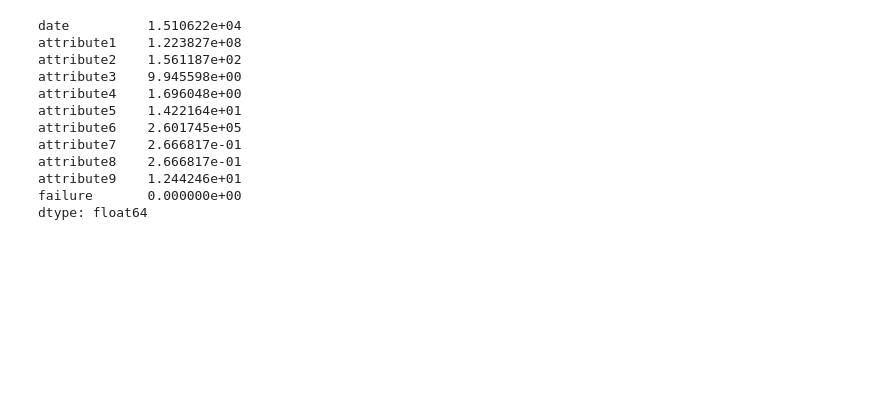
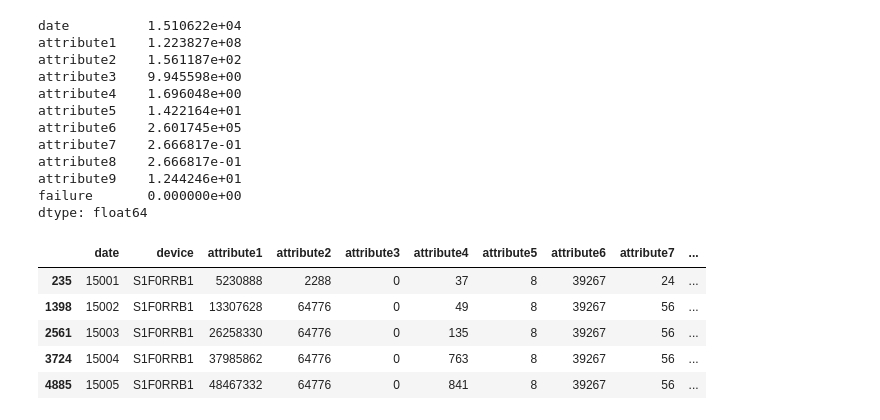
Before and after one commit to bdfraney/Robot_Failure_Challenge, a Jupyter notebook: notebooks/EDA.ipynb, the cells around one changed output. Cells and saved outputs as stored; diff of their text form; code cells hidden in the pictures; blank space fills up the shorter version.

```diff
--- a/notebooks/EDA.ipynb
+++ b/notebooks/EDA.ipynb
@@ -159,3 +199,12 @@ attribute8    2.666817e-01
 attribute9    1.244246e+01
 failure       0.000000e+00
 dtype: float64
+# %%
+df.query("device == 'S1F0RRB1'")
+# %% [output]
+|  | date | device | attribute1 | attribute2 | attribute3 | attribute4 | attribute5 | attribute6 | attribute7 | ... |
+| 235 | 15001 | S1F0RRB1 | 5230888 | 2288 | 0 | 37 | 8 | 39267 | 24 | ... |
+| 1398 | 15002 | S1F0RRB1 | 13307628 | 64776 | 0 | 49 | 8 | 39267 | 56 | ... |
+| 2561 | 15003 | S1F0RRB1 | 26258330 | 64776 | 0 | 135 | 8 | 39267 | 56 | ... |
+| 3724 | 15004 | S1F0RRB1 | 37985862 | 64776 | 0 | 763 | 8 | 39267 | 56 | ... |
+| 4885 | 15005 | S1F0RRB1 | 48467332 | 64776 | 0 | 841 | 8 | 39267 | 56 | ... |
```
Also changed, not shown: parts of 25 cells of this notebook, 1 other file.
